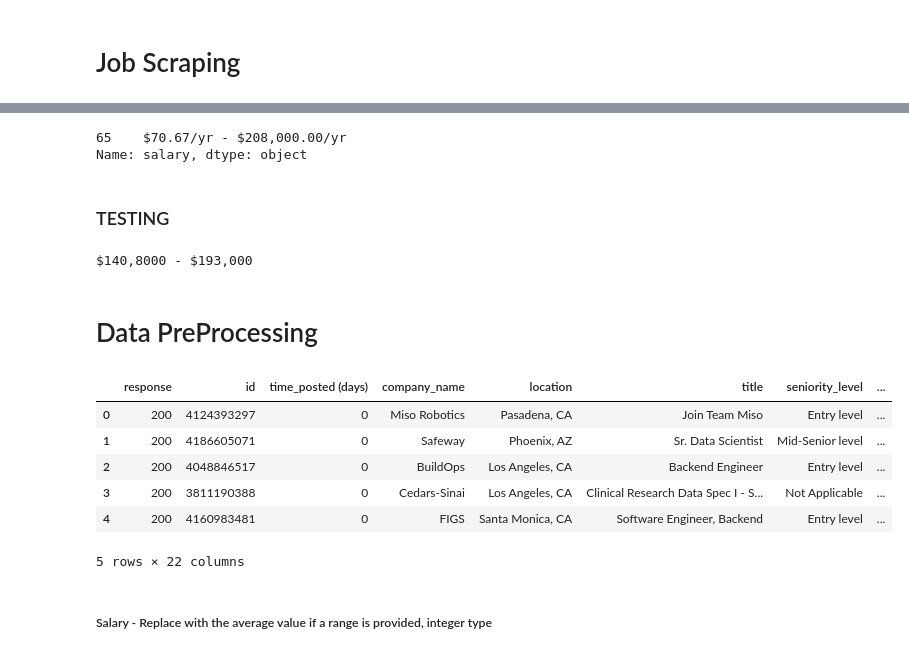
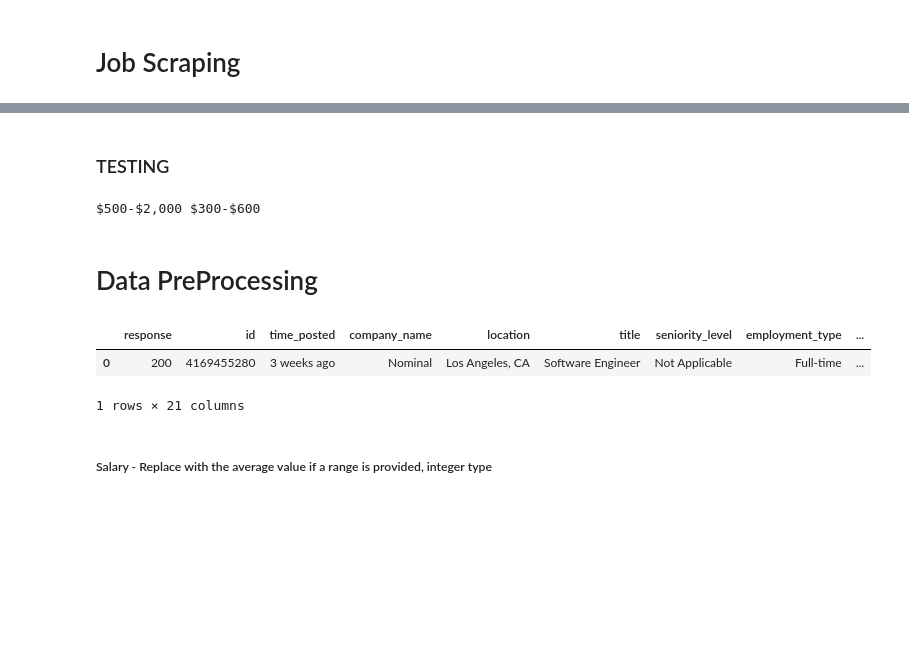
Before and after one commit to desmond-jung/Job-Insights-Agent, a Jupyter notebook: job_posting_scraper.ipynb, the cells around one changed output, grey strips where cells are left out. Cells and saved outputs as stored; diff of their text form; code cells hidden in the pictures; blank space fills up the shorter version.

```diff
--- a/job_posting_scraper.ipynb
+++ b/job_posting_scraper.ipynb
@@ -22,7 +22,7 @@ encoded_location = location.replace(" ", "%2B")
 start_position = 0
 
 # Number of jobs to search
-num_jobs =
+num_jobs = 1000
 # %%
 # link for list of job postings on the left on linkedin
 
@@ -144,7 +144,7 @@ for job_id in job_id_list:
         job_post["employment_type"] = emp_type
 
     except:
-        job_post["job_type"] = None
+        job_post["employment_type"] = None
 
     # Job Function
     try:
@@ -167,7 +167,7 @@ for job_id in job_id_list:
         job_post["industry"] = industry
 
     except:
-        job_post["job_type"] = "Job type not specified"
+        job_post["industry"] = "Job type not specified"
 
     # Years of Experience - Keep as given in description
     try:
@@ -386,14 +388,9 @@ jobs_df
 jobs_df.to_excel(f'job_postings_{title}_{location}.xlsx', index=False)
-# %%
-jobs_df[jobs_df['id']== '4120825586']['salary']
-# %% [output]
-65    $70.67/yr - $208,000.00/yr
-Name: salary, dtype: object
 # %% [markdown]
 ### TESTING
 # %%
 
-test_id = 4183174306
+test_id = 4181923709
 url = f"https://www.linkedin.com/jobs-guest/jobs/api/jobPosting/{test_id}"
 job_response = requests.get(url)
 test_soup = BeautifulSoup(job_response.text, "html.parser")
@@ -425,6 +422,7 @@ try:
     salary_div = test_soup.find("div", {"class": "salary compensation__salary"})
     if salary_div:
         job_post["salary"] = salary_div.text.strip()
+        print('test')
     else:
         if raw_description and hasattr(raw_description, 'text'):  # Check if raw_description is not None and has the 'text' attribute
             pattern = r"\$[\d,]+(?:\.\d{2})?\s?-\s?\$[\d,]+(?:\.\d{2})?"
@@ -439,22 +437,18 @@ except AttributeError as e:
 except:
     print(None)
 # %% [output]
-$140,8000 - $193,000
+$500-$2,000 $300-$600
 # %% [markdown]
 # Data PreProcessing
 # %%
 import math
 
-job_data_df = jobs_df.copy()
-job_data_df.head(5)
+job_data_df = jobs_df
+job_data_df.head(1)
 # %% [output]
-|  | response | id | time_posted (days) | company_name | location | title | seniority_level | ... |
-| 0 | 200 | 4124393297 | 0 | Miso Robotics | Pasadena, CA | Join Team Miso | Entry level | ... |
-| 1 | 200 | 4186605071 | 0 | Safeway | Phoenix, AZ | Sr. Data Scientist | Mid-Senior level | ... |
-| 2 | 200 | 4048846517 | 0 | BuildOps | Los Angeles, CA | Backend Engineer | Entry level | ... |
-| 3 | 200 | 3811190388 | 0 | Cedars-Sinai | Los Angeles, CA | Clinical Research Data Spec I - S... | Not Applicable | ... |
-| 4 | 200 | 4160983481 | 0 | FIGS | Santa Monica, CA | Software Engineer, Backend | Entry level | ... |
+|  | response | id | time_posted | company_name | location | title | seniority_level | employment_type | ... |
+| 0 | 200 | 4169455280 | 3 weeks ago | Nominal | Los Angeles, CA | Software Engineer | Not Applicable | Full-time | ... |
-5 rows × 22 columns
+1 rows × 21 columns
 # %% [markdown]
 ##### Salary - Replace with the average value if a range is provided, integer type
 # %%
```
Also changed, not shown: parts of 24 cells of this notebook, 4 other files.
